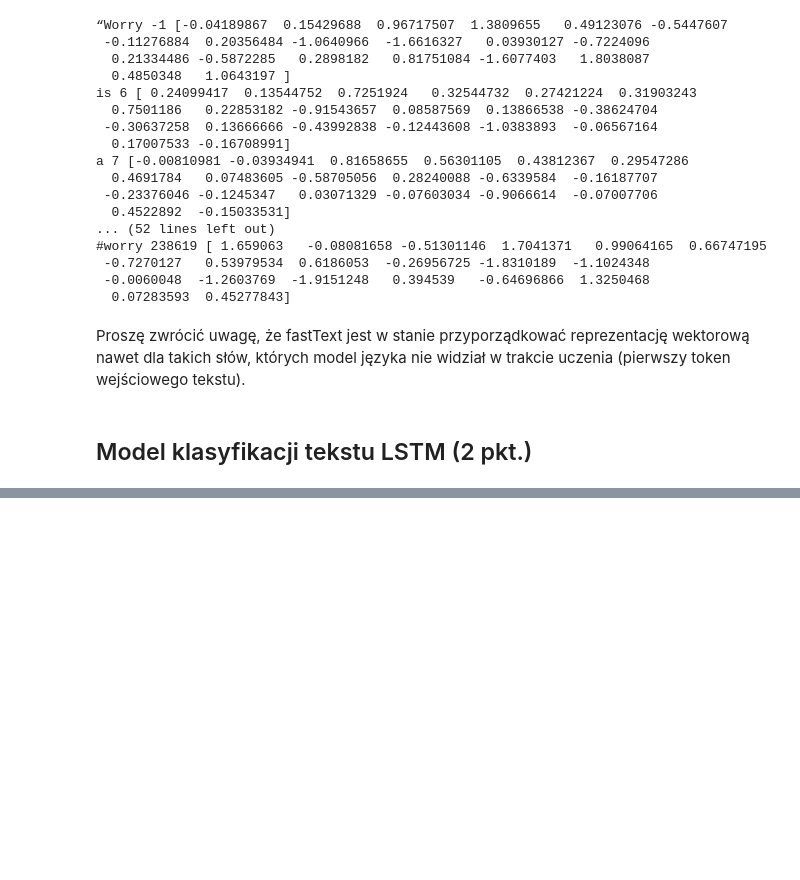
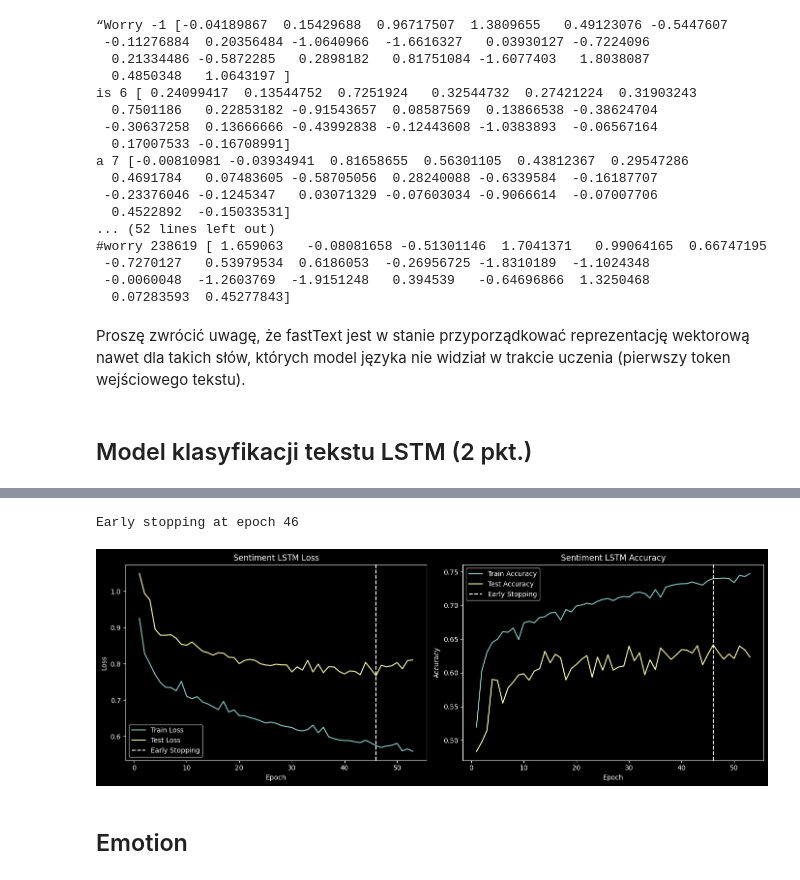
Before and after one commit to pananananas/G-bokie-Sieci-Neuronowe, a Jupyter notebook: 10/lab10.ipynb, the cells around one changed output, grey strips where cells are left out. Cells and saved outputs as stored; diff of their text form; code cells hidden in the pictures; blank space fills up the shorter version.

```diff
--- a/10/lab10.ipynb
+++ b/10/lab10.ipynb
@@ -271,0 +387,5 @@ Proszę zwrócić uwagę, że fastText jest w stanie przyporządkować reprezent
+# %%
+def count_correct(y_pred: torch.Tensor, y_true: torch.Tensor) -> torch.Tensor:
+    preds = torch.argmax(y_pred, dim=1)
+    not_bg = (y_true != 255).float()
+    return ((preds == y_true).float() * not_bg).sum() / not_bg.sum()
@@ -276,0 +471,2 @@ Należy wybrać 2 z 7 dostępnych podzbiorów z [TweetEval](https://github.com/c
+# %%
+metrics = {}
@@ -276,0 +475,28 @@ Należy wybrać 2 z 7 dostępnych podzbiorów z [TweetEval](https://github.com/c
+# %%
+BATCH_SIZE = 256
+
+TRAIN_TEXT_SENTIMENT = 'data/tweeteval/datasets/sentiment/train_text.txt'
+TRAIN_LABELS_SENTIMENT = 'data/tweeteval/datasets/sentiment/train_labels.txt'
+VAL_TEXT_SENTIMENT = 'data/tweeteval/datasets/sentiment/test_text.txt'
+VAL_LABELS_SENTIMENT = 'data/tweeteval/datasets/sentiment/test_labels.txt'
+
+train_loader = load_and_prepare_data(TRAIN_TEXT_SENTIMENT, TRAIN_LABELS_SENTIMENT, batch_size = BATCH_SIZE)
+val_loader = load_and_prepare_data(VAL_TEXT_SENTIMENT, VAL_LABELS_SENTIMENT, batch_size = BATCH_SIZE)
+# %%
+input_dim = 100
+hidden_dim = [32, 16]
+output_dim = 3
+n_layers = 2
+learning_rate = 0.001
+epochs = 100
+patience = 7
+
+model = LSTM(input_dim, hidden_dim, output_dim, n_layers).to(device)
+loss_fn = nn.CrossEntropyLoss()
+optimizer = optim.Adam(model.parameters(), lr=learning_rate)
+
+metrics['Sentiment LSTM'] = fit(
+    model, optimizer, loss_fn,
+    train_loader, val_loader,
+    epochs, patience
+)
@@ -276,0 +517,7 @@ Należy wybrać 2 z 7 dostępnych podzbiorów z [TweetEval](https://github.com/c
+# %%
+plot_results(metrics, patience=patience)
+# %% [output]
+Early stopping at epoch 46
+[figure, added]
+# %% [markdown]
+## Emotion
```
Also changed, not shown: parts of 44 cells of this notebook, 2 other files.
